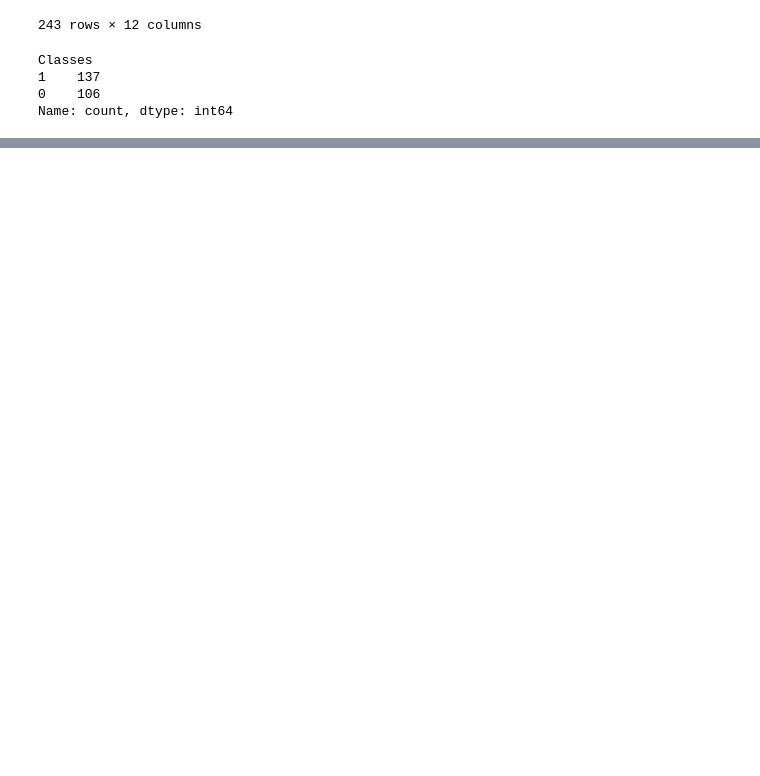
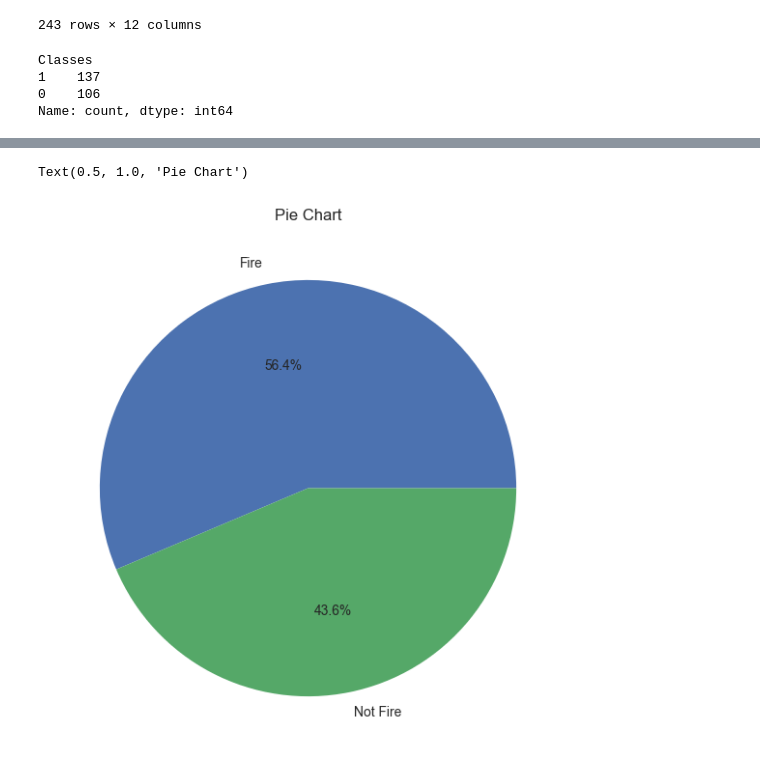
Before and after one commit to biswaisop/Algeria-forest-fires, a Jupyter notebook: regression.ipynb, the cells around one changed output, grey strips where cells are left out. Cells and saved outputs as stored; diff of their text form; code cells hidden in the pictures; blank space fills up the shorter version.

```diff
--- a/regression.ipynb
+++ b/regression.ipynb
@@ -191,0 +204,10 @@ Name: count, dtype: int64
+# %%
+## Plotting pie chart
+
+classLabels = ["Fire", "Not Fire"]
+plt.figure(figsize=(12, 7))
+plt.pie(perc, labels=classLabels, autopct="%1.1f%%")
+plt.title("Pie Chart")
+# %% [output]
+Text(0.5, 1.0, 'Pie Chart')
+[figure, added]
```
Also changed, not shown: parts of 12 cells of this notebook.
